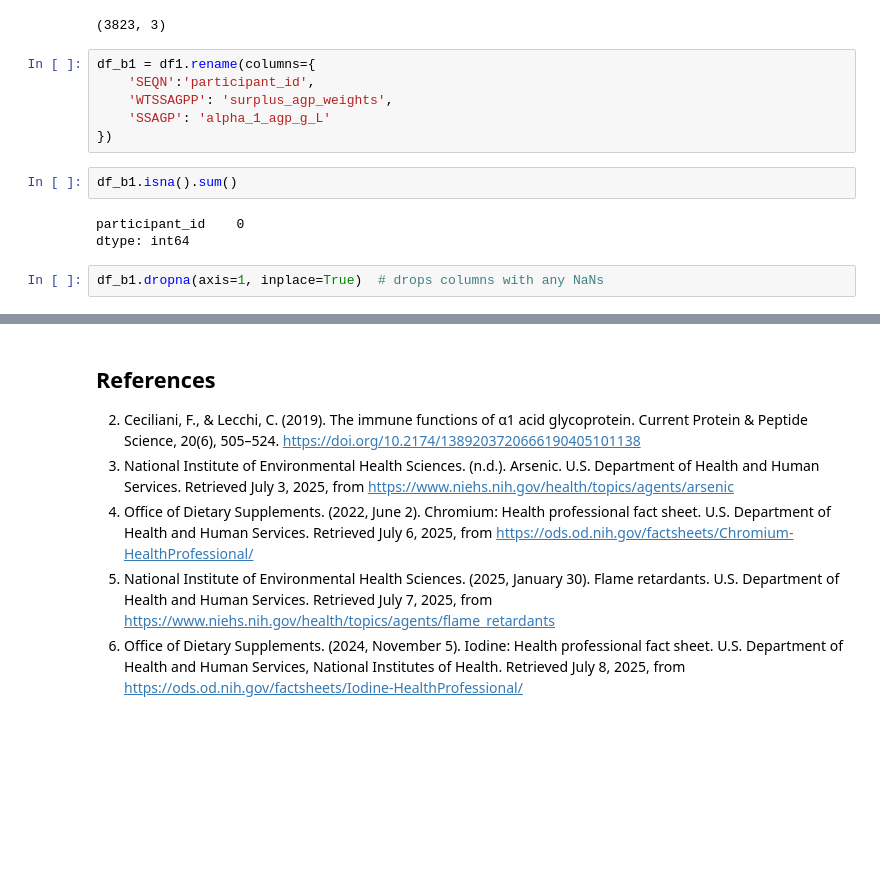
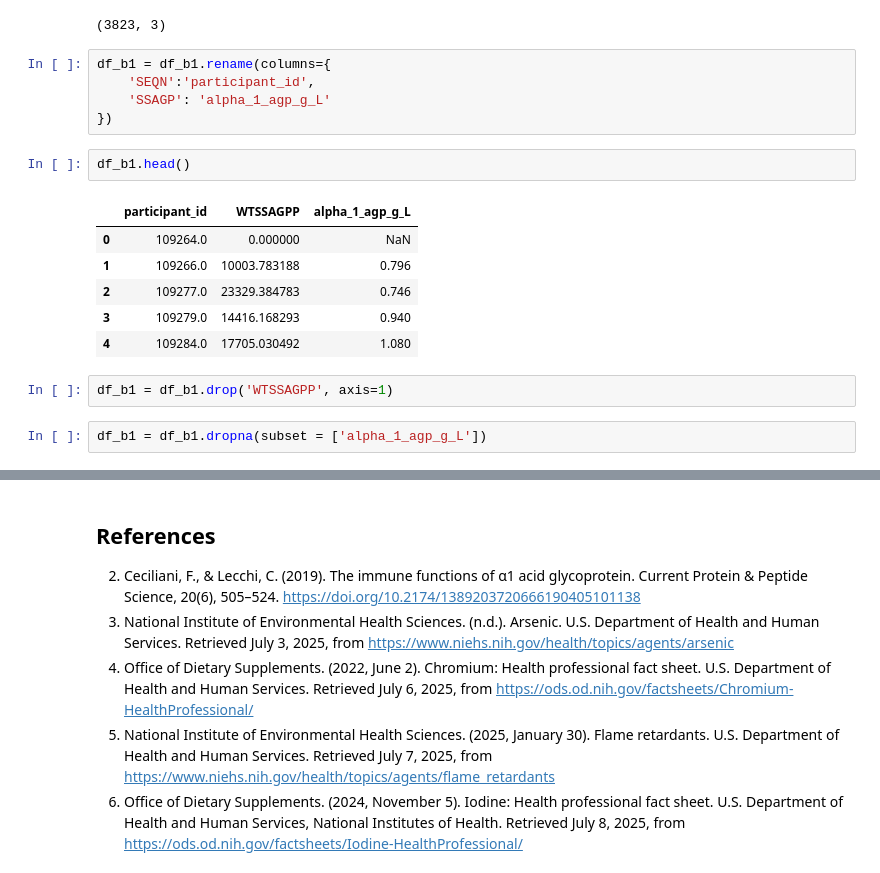
Before and after one commit to eudorach/portfolio_ds_projects, a Jupyter notebook: NHANES_analysis/NHANES Data Cleaning.ipynb, the cells around one changed output, grey strips where cells are left out. Saved outputs shown, nothing was run; the diff lists cells and outputs as text; blank space fills up the shorter version.

```diff
--- a/NHANES_analysis/NHANES Data Cleaning.ipynb
+++ b/NHANES_analysis/NHANES Data Cleaning.ipynb
@@ -1586,15 +1612,20 @@ df_b1.shape
 # %% [output]
 (3823, 3)
 # %%
-df_b1 = df1.rename(columns={
+df_b1 = df_b1.rename(columns={
     'SEQN':'participant_id',
-    'WTSSAGPP': 'surplus_agp_weights',
     'SSAGP': 'alpha_1_agp_g_L'
 })
 # %%
-df_b1.isna().sum()
+df_b1.head()
 # %% [output]
-participant_id    0
-dtype: int64
+|  | participant_id | WTSSAGPP | alpha_1_agp_g_L |
+| 0 | 109264.0 | 0.000000 | NaN |
+| 1 | 109266.0 | 10003.783188 | 0.796 |
+| 2 | 109277.0 | 23329.384783 | 0.746 |
+| 3 | 109279.0 | 14416.168293 | 0.940 |
+| 4 | 109284.0 | 17705.030492 | 1.080 |
 # %%
-df_b1.dropna(axis=1, inplace=True)  # drops columns with any NaNs
+df_b1 = df_b1.drop('WTSSAGPP', axis=1)
+# %%
+df_b1 = df_b1.dropna(subset = ['alpha_1_agp_g_L'])
```
Also changed, not shown: parts of 8 cells of this notebook, 2 other files.
